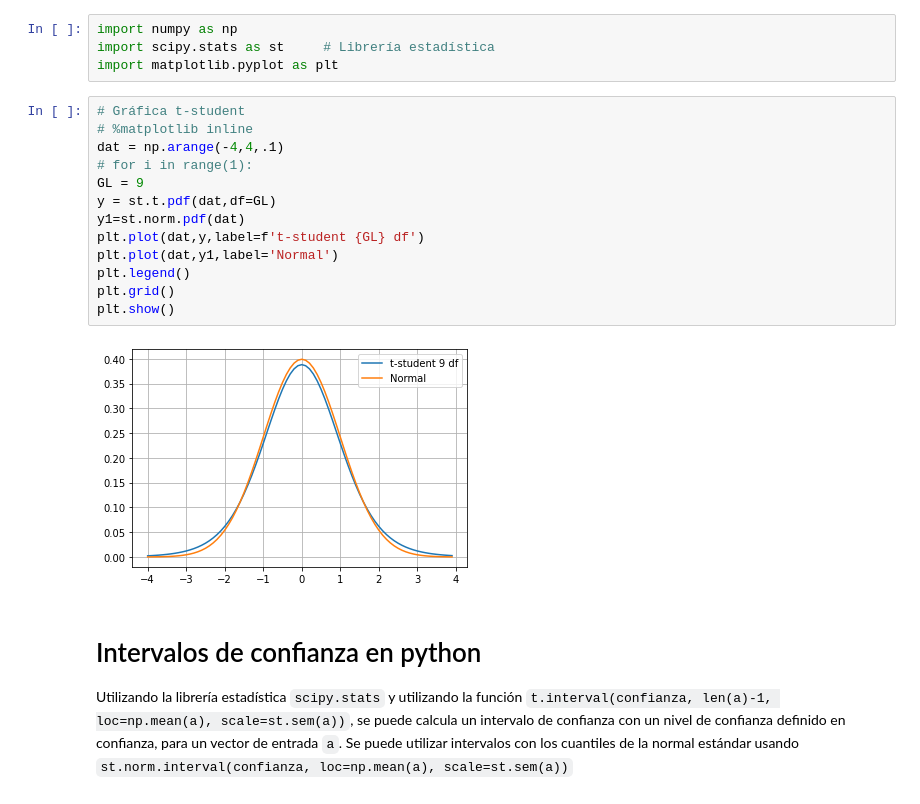
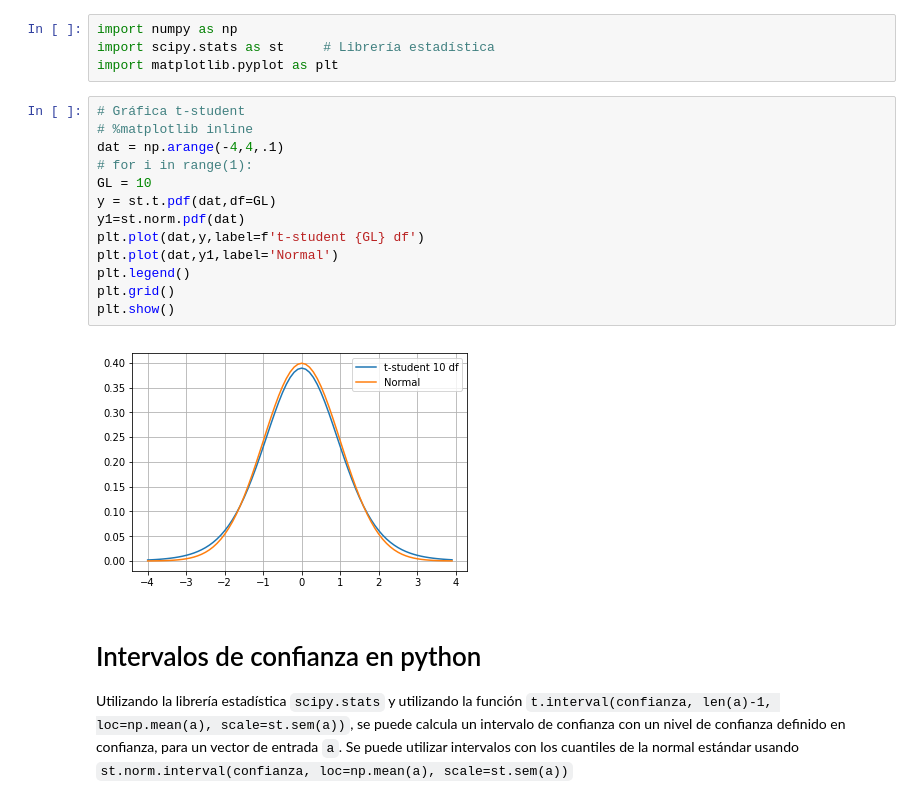
Before and after one commit to duarteandres/SPF-2020-II-G1, a Jupyter notebook: TEMA-2/Clase17_PruebasDeBondadYAjuste.ipynb, the cells around one changed output. Drawn from its saved outputs; the diff is of its cells as text.

```diff
--- a/TEMA-2/Clase17_PruebasDeBondadYAjuste.ipynb
+++ b/TEMA-2/Clase17_PruebasDeBondadYAjuste.ipynb
@@ -46,18 +46,18 @@ import matplotlib.pyplot as plt
 # %%
 # Gráfica t-student
 # %matplotlib inline
 dat = np.arange(-4,4,.1)
 # for i in range(1):
-GL = 9
+GL = 10
 y = st.t.pdf(dat,df=GL)
 y1=st.norm.pdf(dat)
 plt.plot(dat,y,label=f't-student {GL} df')
 plt.plot(dat,y1,label='Normal')
 plt.legend()
 plt.grid()
 plt.show()
 # %% [output]
-[figure, old version]
+[figure, new version]
 # %% [markdown]
 # Intervalos de confianza en python
 
```
Also changed, not shown: parts of 6 cells of this notebook, 8 other files.
